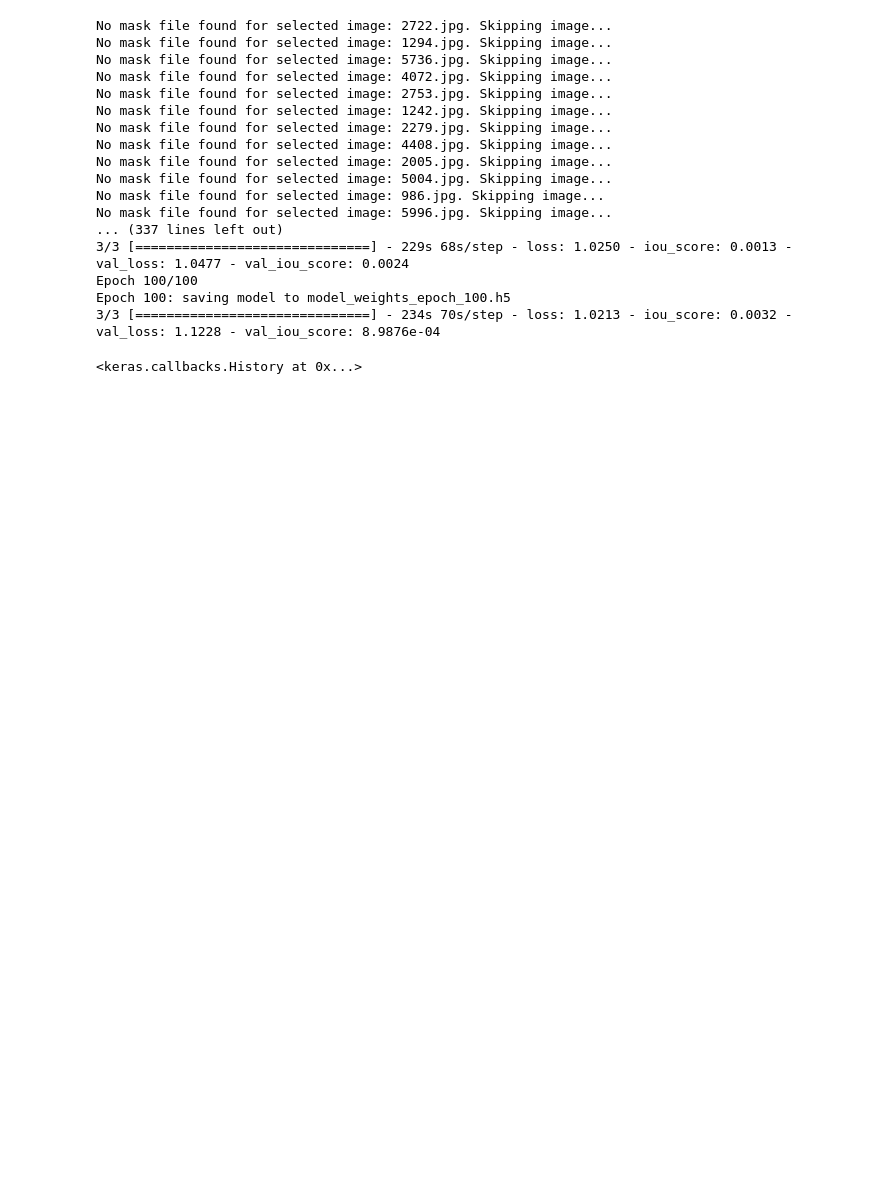
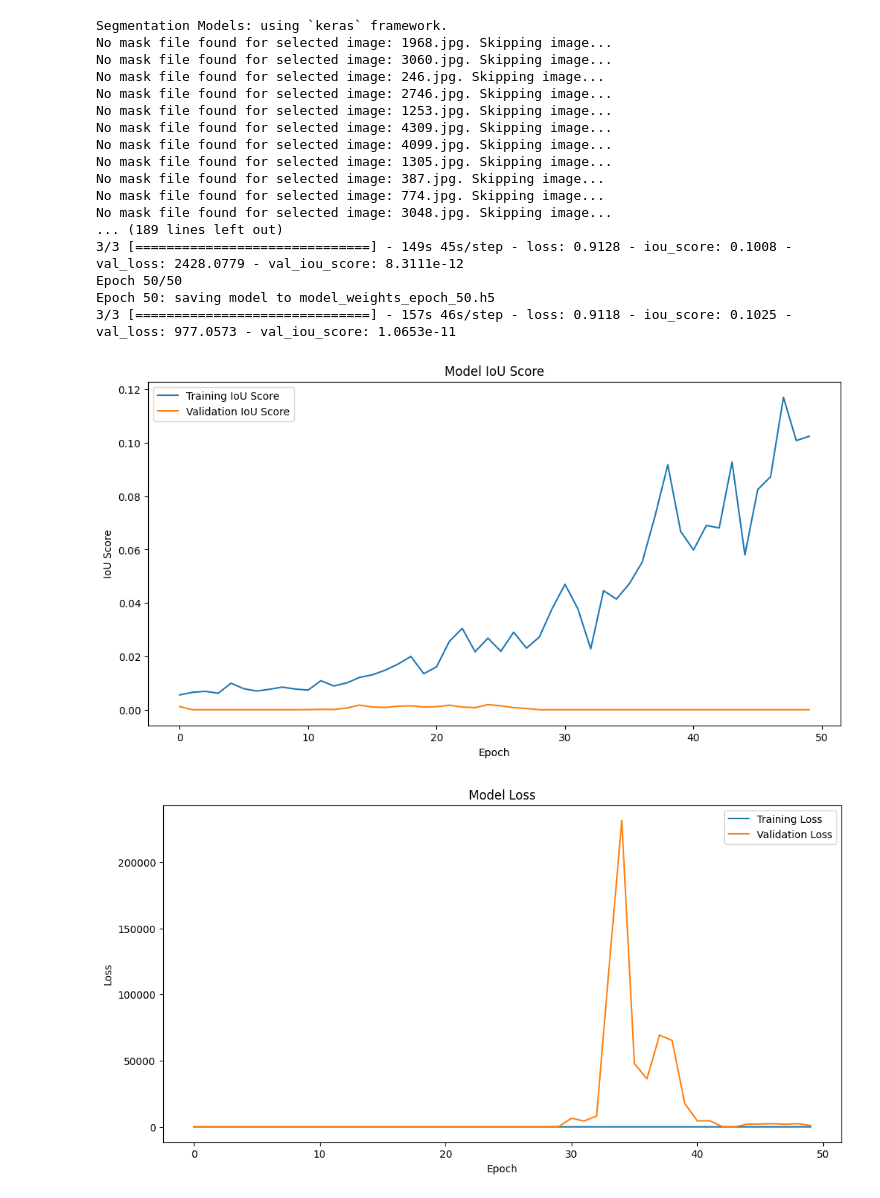
Before and after one commit to purky99/Diplomski, a Jupyter notebook: Untitled6.ipynb, the cells around one changed output. Cells and saved outputs as stored; diff of their text form; code cells hidden in the pictures; blank space fills up the shorter version.

```diff
--- a/Untitled6.ipynb
+++ b/Untitled6.ipynb
@@ -14,6 +14,7 @@ import os
 import cv2
 import numpy as np
 import segmentation_models as sm
+import matplotlib.pyplot as plt
 import random
 import glob
 import keras
@@ -195,30 +196,54 @@ checkpoint_callback = ModelCheckpoint(
 
 
 # fit model
-model.fit(
+history = model.fit(
    x=x_train,
    y=y_train,
    batch_size=16,
-   epochs=100,
+   epochs=50,
    validation_data=(x_val, y_val),
    callbacks=[checkpoint_callback]
 )
 # %% [output]
-No mask file found for selected image: 2722.jpg. Skipping image...
-No mask file found for selected image: 1294.jpg. Skipping image...
-No mask file found for selected image: 5736.jpg. Skipping image...
-No mask file found for selected image: 4072.jpg. Skipping image...
-No mask file found for selected image: 2753.jpg. Skipping image...
-No mask file found for selected image: 1242.jpg. Skipping image...
-No mask file found for selected image: 2279.jpg. Skipping image...
-No mask file found for selected image: 4408.jpg. Skipping image...
-No mask file found for selected image: 2005.jpg. Skipping image...
-No mask file found for selected image: 5004.jpg. Skipping image...
-No mask file found for selected image: 986.jpg. Skipping image...
-No mask file found for selected image: 5996.jpg. Skipping image...
-... (337 lines left out)
-3/3 [==============================] - 229s 68s/step - loss: 1.0250 - iou_score: 0.0013 - val_loss: 1.0477 - val_iou_score: 0.0024
-Epoch 100/100
-Epoch 100: saving model to model_weights_epoch_100.h5
-3/3 [==============================] - 234s 70s/step - loss: 1.0213 - iou_score: 0.0032 - val_loss: 1.1228 - val_iou_score: 8.9876e-04
+Segmentation Models: using `keras` framework.
+No mask file found for selected image: 1968.jpg. Skipping image...
+No mask file found for selected image: 3060.jpg. Skipping image...
+No mask file found for selected image: 246.jpg. Skipping image...
+No mask file found for selected image: 2746.jpg. Skipping image...
+No mask file found for selected image: 1253.jpg. Skipping image...
+No mask file found for selected image: 4309.jpg. Skipping image...
+No mask file found for selected image: 4099.jpg. Skipping image...
+No mask file found for selected image: 1305.jpg. Skipping image...
+No mask file found for selected image: 387.jpg. Skipping image...
+No mask file found for selected image: 774.jpg. Skipping image...
+No mask file found for selected image: 3048.jpg. Skipping image...
+... (189 lines left out)
+3/3 [==============================] - 149s 45s/step - loss: 0.9128 - iou_score: 0.1008 - val_loss: 2428.0779 - val_iou_score: 8.3111e-12
+Epoch 50/50
+Epoch 50: saving model to model_weights_epoch_50.h5
+3/3 [==============================] - 157s 46s/step - loss: 0.9118 - iou_score: 0.1025 - val_loss: 977.0573 - val_iou_score: 1.0653e-11
-<keras.callbacks.History at 0x...>
+# %%
+import matplotlib.pyplot as plt
+
+# Plot training & validation IoU scores
+plt.figure(figsize=(12, 6))
+plt.plot(history.history['iou_score'], label='Training IoU Score')
+plt.plot(history.history['val_iou_score'], label='Validation IoU Score')
+plt.title('Model IoU Score')
+plt.ylabel('IoU Score')
+plt.xlabel('Epoch')
+plt.legend(loc='upper left')
+plt.show()
+
+# Plot training & validation loss values
+plt.figure(figsize=(12, 6))
+plt.plot(history.history['loss'], label='Training Loss')
+plt.plot(history.history['val_loss'], label='Validation Loss')
+plt.title('Model Loss')
+plt.ylabel('Loss')
+plt.xlabel('Epoch')
+plt.legend(loc='upper right')
+plt.show()
+# %% [output]
+[figure, added]
+[figure, added]
```
